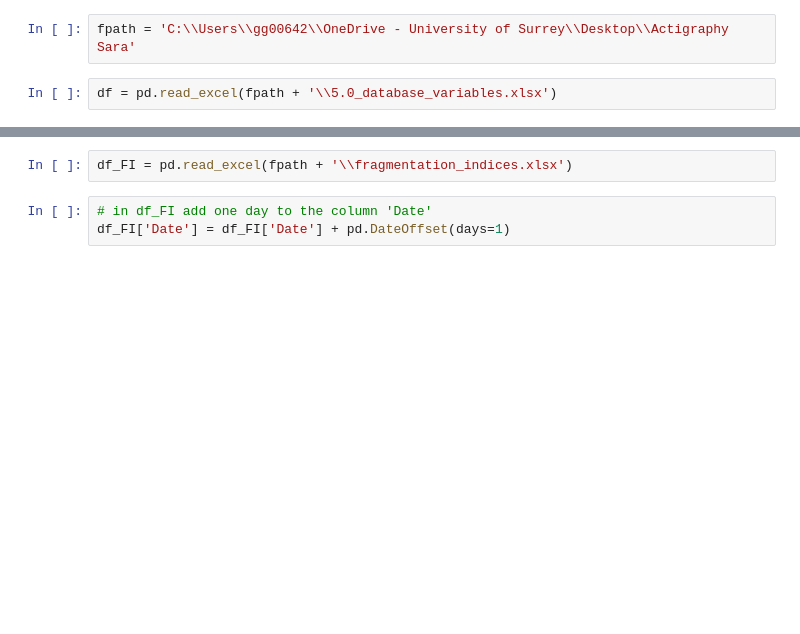
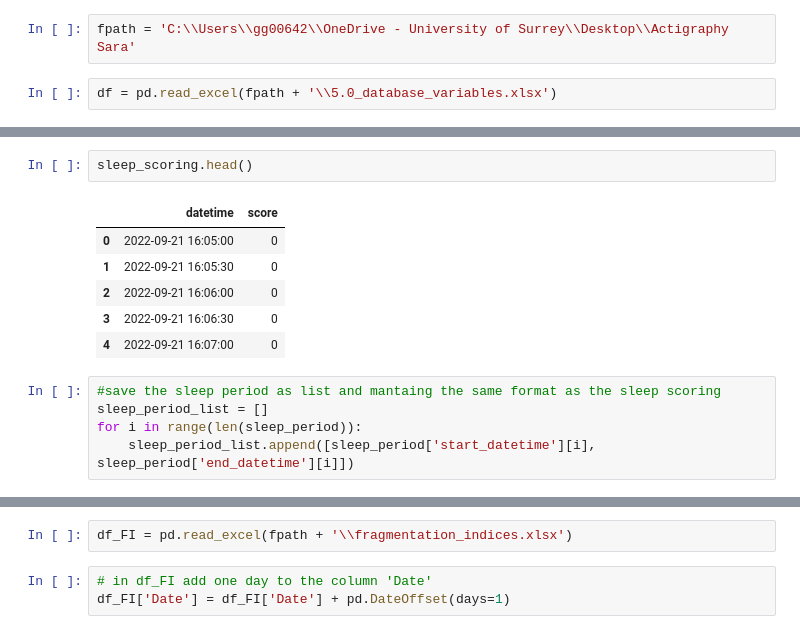
Before and after one commit to Gianluca-cnd/Case_report_uk_VS_ita, a Jupyter notebook: add_FI.ipynb, the cells around one changed output, grey strips where cells are left out. Saved outputs shown, nothing was run; the diff lists cells and outputs as text; blank space fills up the shorter version.

```diff
--- a/add_FI.ipynb
+++ b/add_FI.ipynb
@@ -7,0 +27,14 @@ df = pd.read_excel(fpath + '\\5.0_database_variables.xlsx')
+# %%
+sleep_scoring.head()
+# %% [output]
+|  | datetime | score |
+| 0 | 2022-09-21 16:05:00 | 0 |
+| 1 | 2022-09-21 16:05:30 | 0 |
+| 2 | 2022-09-21 16:06:00 | 0 |
+| 3 | 2022-09-21 16:06:30 | 0 |
+| 4 | 2022-09-21 16:07:00 | 0 |
+# %%
+#save the sleep period as list and mantaing the same format as the sleep scoring
+sleep_period_list = []
+for i in range(len(sleep_period)):
+    sleep_period_list.append([sleep_period['start_datetime'][i], sleep_period['end_datetime'][i]])
```
Also changed, not shown: parts of 11 cells of this notebook, 1 other file.
